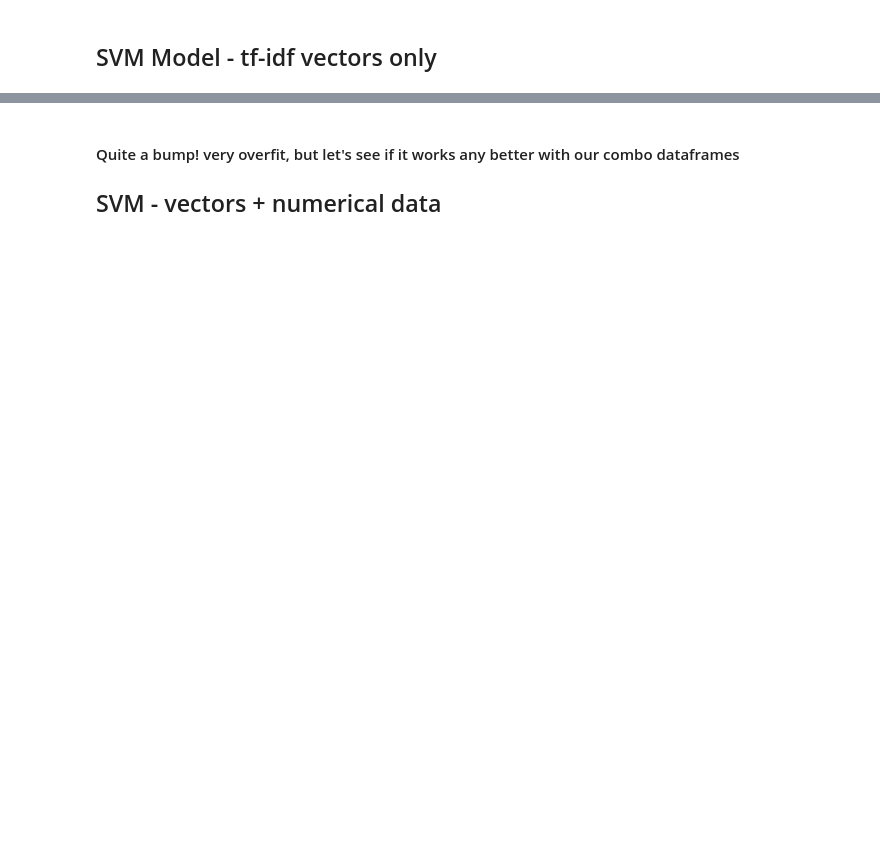
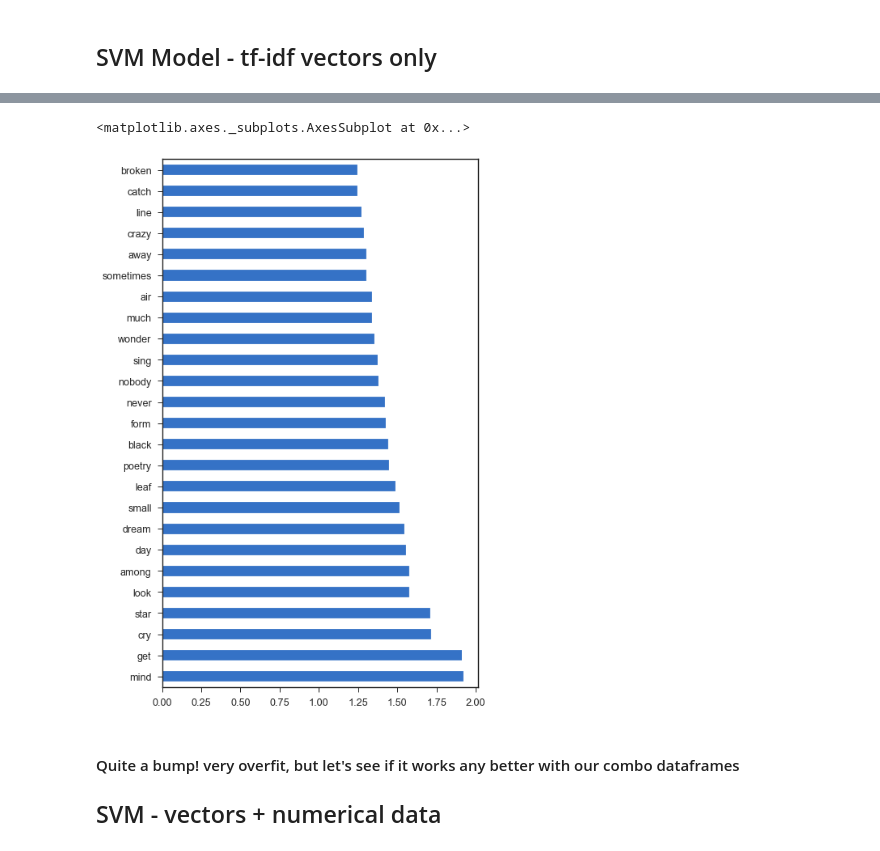
Before and after one commit to p-szymo/poetry_genre_classifier, a Jupyter notebook: 03_modeling_notebook.ipynb, the cells around one changed output, grey strips where cells are left out. Cells and saved outputs as stored; diff of their text form; code cells hidden in the pictures; blank space fills up the shorter version.

```diff
--- a/03_modeling_notebook.ipynb
+++ b/03_modeling_notebook.ipynb
@@ -84,7 +84,7 @@ Name: genre, dtype: float64
 # %%
 # assign a features dataframe
 X = df[['num_lines', 'avg_len_line', 'sentiment_polarity_score', 'sentiment_subjectivity_score', 'num_end_rhymes',
-        'end_rhyme', 'avg_syllables_word', 'string_titled', 'string_cleaned']]
+        'avg_syllables_word', 'string_titled', 'string_cleaned']]
 # assign a target variable
 y = df['genre']
 # %%
@@ -102,8 +102,12 @@ print(X_test.shape, y_test.shape)
 vectorizer = TfidfVectorizer()
 
 # fit to training data's string_cleaned column and transform train and test sets
-X_train_vec = vectorizer.fit_transform(X_train.string_cleaned)
-X_test_vec = vectorizer.transform(X_test.string_cleaned)
+X_train_vec_matrix = vectorizer.fit_transform(X_train.string_cleaned)
+X_test_vec_matrix = vectorizer.transform(X_test.string_cleaned)
+# %%
+# turn our tf-idf vectors into a dataframe so we can better view feature importances
+X_train_vec = pd.DataFrame.sparse.from_spmatrix(X_train_vec_matrix, columns=vectorizer.get_feature_names())
+X_test_vec = pd.DataFrame.sparse.from_spmatrix(X_test_vec_matrix, columns=vectorizer.get_feature_names())
 # %%
 %%time
 
@@ -193,8 +243,8 @@ X_train_scaled_df = pd.DataFrame(X_train_scaled, columns=X_train_nums.columns)
 X_test_scaled_df = pd.DataFrame(X_test_scaled, columns=X_test_nums.columns)
 # %%
 # combine the numerical and vector dataframes for both train and test sets
-X_train_combo = pd.concat([X_train_scaled_df, X_train_vec_df], axis=1)
-X_test_combo = pd.concat([X_test_scaled_df, X_test_vec_df], axis=1)
+X_train_combo = pd.concat([X_train_scaled_df, X_train_vec], axis=1)
+X_test_combo = pd.concat([X_test_scaled_df, X_test_vec], axis=1)
 # %% [markdown]
 #### Model
 # %%
@@ -552,3 +668,9 @@ F1 score: 0.6247558000810909
+# %%
+plt.figure(figsize=(7,12))
+pd.Series(abs(svm_vec.coef_[0]), index=X_train_vec.columns).nlargest(25).plot(kind='barh')
+# %% [output]
+<matplotlib.axes._subplots.AxesSubplot at 0x...>
+[figure, added]
 # %% [markdown]
 #### Quite a bump! very overfit, but let's see if it works any better with our combo dataframes
 ## SVM - vectors + numerical data
```
Also changed, not shown: parts of 48 cells of this notebook, 14 other files.
